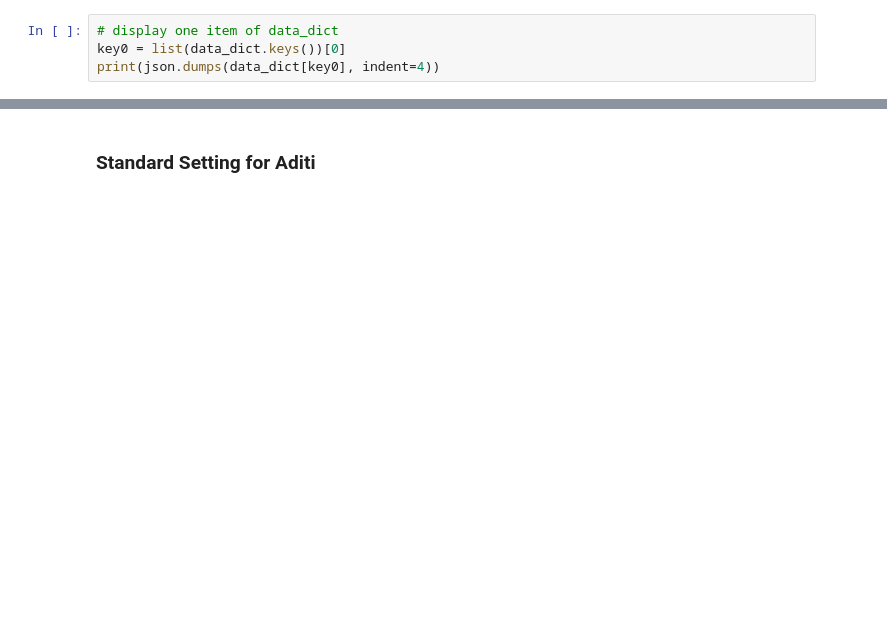
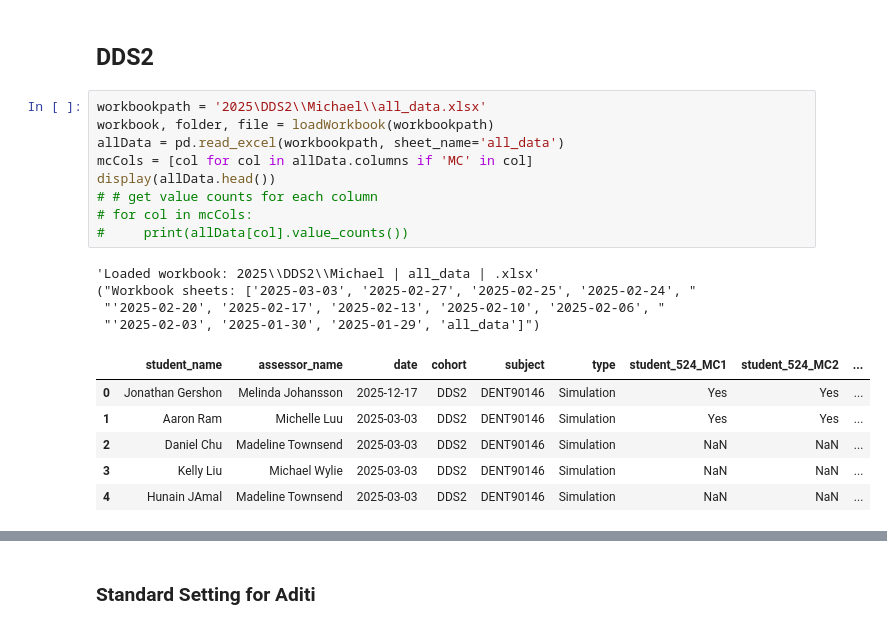
Before and after one commit to bulkpanda/MDS-Work, a Jupyter notebook: 2025notebook2.ipynb, the cells around one changed output, grey strips where cells are left out. Cells and saved outputs as stored; diff of their text form; blank space fills up the shorter version.

Commit message:
new data

```diff
--- a/2025notebook2.ipynb
+++ b/2025notebook2.ipynb
@@ -74,4 +105,22 @@ for date, records in data_dict.items():
-# %%
-# display one item of data_dict
-key0 = list(data_dict.keys())[0]
-print(json.dumps(data_dict[key0], indent=4))
+# %% [markdown]
+## DDS2
+# %%
+workbookpath = '2025\DDS2\\Michael\\all_data.xlsx'
+workbook, folder, file = loadWorkbook(workbookpath)
+allData = pd.read_excel(workbookpath, sheet_name='all_data')
+mcCols = [col for col in allData.columns if 'MC' in col]
+display(allData.head())
+# # get value counts for each column
+# for col in mcCols:
+#     print(allData[col].value_counts())
+# %% [output]
+'Loaded workbook: 2025\\DDS2\\Michael | all_data | .xlsx'
+("Workbook sheets: ['2025-03-03', '2025-02-27', '2025-02-25', '2025-02-24', "
+ "'2025-02-20', '2025-02-17', '2025-02-13', '2025-02-10', '2025-02-06', "
+ "'2025-02-03', '2025-01-30', '2025-01-29', 'all_data']")
+|  | student_name | assessor_name | date | cohort | subject | type | student_524_MC1 | student_524_MC2 | ... |
+| 0 | Jonathan Gershon | Melinda Johansson | 2025-12-17 | DDS2 | DENT90146 | Simulation | Yes | Yes | ... |
+| 1 | Aaron Ram | Michelle Luu | 2025-03-03 | DDS2 | DENT90146 | Simulation | Yes | Yes | ... |
+| 2 | Daniel Chu | Madeline Townsend | 2025-03-03 | DDS2 | DENT90146 | Simulation | NaN | NaN | ... |
+| 3 | Kelly Liu | Michael Wylie | 2025-03-03 | DDS2 | DENT90146 | Simulation | NaN | NaN | ... |
+| 4 | Hunain JAmal | Madeline Townsend | 2025-03-03 | DDS2 | DENT90146 | Simulation | NaN | NaN | ... |
```
Also changed, not shown: parts of 14 cells of this notebook, 55 other files.
